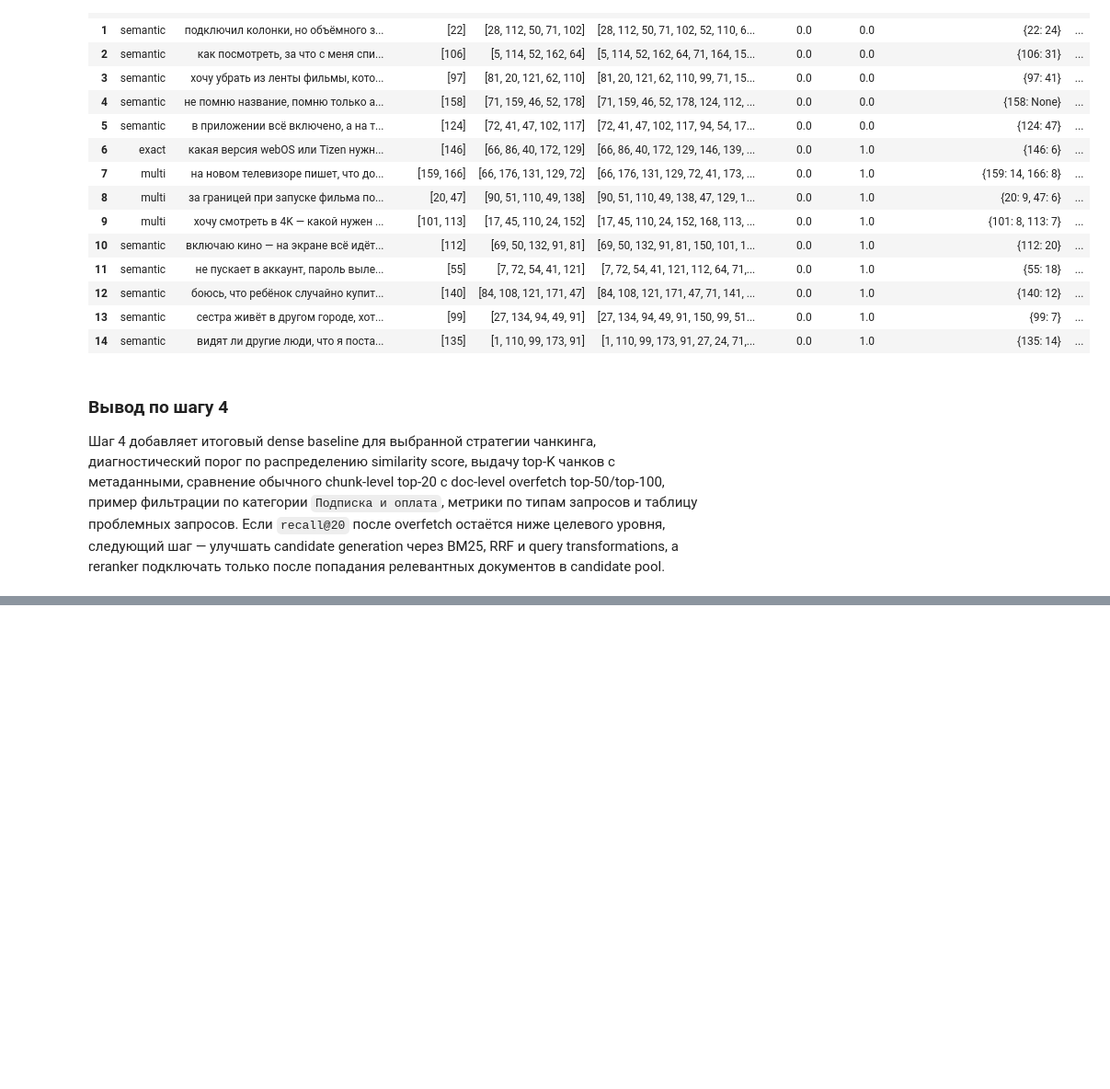
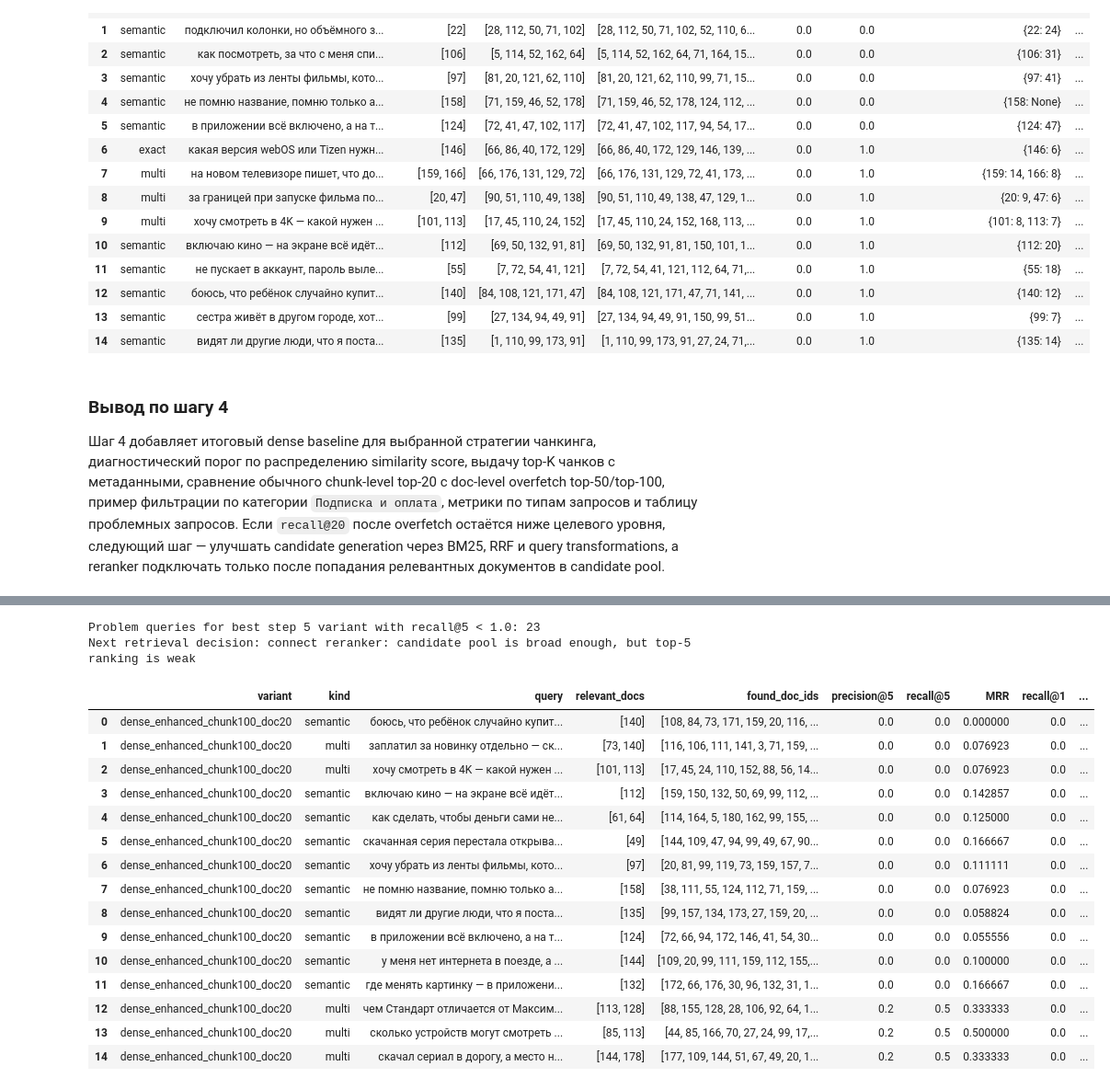
Before and after one commit to IlyaEmelin/ai-agent.rag-system2, a Jupyter notebook: filmoskop_rag.ipynb, the cells around one changed output, grey strips where cells are left out. Shown at 92% size. Drawn from its saved outputs; the diff is of its cells as text; code cells hidden in the pictures; blank space fills up the shorter version.

Commit message:
Implement step 5 retrieval improvements

```diff
--- a/filmoskop_rag.ipynb
+++ b/filmoskop_rag.ipynb
@@ -759,0 +1171,27 @@ problem_queries.head(15)
+# %%
+baseline_best_name = "dense_chunk100_doc20"
+baseline_best_metrics = baseline_summary[baseline_summary["variant"] == baseline_best_name].copy()
+if baseline_best_metrics.empty:
+    baseline_best_metrics = baseline_summary.head(1).copy()
+    baseline_best_name = baseline_best_metrics.iloc[0]["variant"]
+
+best_step5_variant = step5_summary.iloc[0]["variant"]
+best_step5_metrics = step5_summary[step5_summary["variant"] == best_step5_variant].copy()
+
+comparison_before_after = pd.concat([
+    baseline_best_metrics.assign(stage="before_step5"),
+    best_step5_metrics.assign(stage="after_step5"),
+], ignore_index=True)[[
+    "stage", "variant", "precision@5", "recall@5", "MRR", "recall@1", "recall@3", "recall@10", "recall@20"
+]]
+
+metric_cols = ["precision@5", "recall@5", "MRR", "recall@1", "recall@3", "recall@10", "recall@20"]
+improvements = {
+    f"delta_{col}": float(best_step5_metrics.iloc[0][col] - baseline_best_metrics.iloc[0][col])
+    for col in metric_cols
+}
+
+print("Baseline variant:", baseline_best_name)
+print("Best step 5 variant:", best_step5_variant)
+print("Metric deltas:", {k: round(v, 6) for k, v in improvements.items()})
+comparison_before_after
@@ -759,0 +1205,37 @@ problem_queries.head(15)
+# %%
+best_step5_rows = step5_diagnostics[step5_diagnostics["variant"] == best_step5_variant].copy()
+remaining_problem_queries = best_step5_rows[best_step5_rows["recall@5"] < 1.0].sort_values([
+    "recall@5", "recall@20", "kind"
+]).reset_index(drop=True)
+
+best_recall5 = float(best_step5_metrics.iloc[0]["recall@5"])
+best_recall20 = float(best_step5_metrics.iloc[0]["recall@20"])
+if best_recall20 >= 0.90 and best_recall5 < 0.85:
+    next_retrieval_step = "connect reranker: candidate pool is broad enough, but top-5 ranking is weak"
+elif best_recall20 < 0.90:
+    next_retrieval_step = "continue candidate generation: recall@20 is still below 0.90"
+else:
+    next_retrieval_step = "move to answer generation and LLM judge"
+
+print("Problem queries for best step 5 variant with recall@5 < 1.0:", len(remaining_problem_queries))
+print("Next retrieval decision:", next_retrieval_step)
+remaining_problem_queries.head(15)
+# %% [output]
+Problem queries for best step 5 variant with recall@5 < 1.0: 23
+Next retrieval decision: connect reranker: candidate pool is broad enough, but top-5 ranking is weak
+|  | variant | kind | query | relevant_docs | found_doc_ids | precision@5 | recall@5 | MRR | recall@1 | ... |
+| 0 | dense_enhanced_chunk100_doc20 | semantic | боюсь, что ребёнок случайно купит... | [140] | [108, 84, 73, 171, 159, 20, 116, ... | 0.0 | 0.0 | 0.000000 | 0.0 | ... |
+| 1 | dense_enhanced_chunk100_doc20 | multi | заплатил за новинку отдельно — ск... | [73, 140] | [116, 106, 111, 141, 3, 71, 159, ... | 0.0 | 0.0 | 0.076923 | 0.0 | ... |
+| 2 | dense_enhanced_chunk100_doc20 | multi | хочу смотреть в 4K — какой нужен ... | [101, 113] | [17, 45, 24, 110, 152, 88, 56, 14... | 0.0 | 0.0 | 0.076923 | 0.0 | ... |
+| 3 | dense_enhanced_chunk100_doc20 | semantic | включаю кино — на экране всё идёт... | [112] | [159, 150, 132, 50, 69, 99, 112, ... | 0.0 | 0.0 | 0.142857 | 0.0 | ... |
+| 4 | dense_enhanced_chunk100_doc20 | semantic | как сделать, чтобы деньги сами не... | [61, 64] | [114, 164, 5, 180, 162, 99, 155, ... | 0.0 | 0.0 | 0.125000 | 0.0 | ... |
+| 5 | dense_enhanced_chunk100_doc20 | semantic | скачанная серия перестала открыва... | [49] | [144, 109, 47, 94, 99, 49, 67, 90... | 0.0 | 0.0 | 0.166667 | 0.0 | ... |
+| 6 | dense_enhanced_chunk100_doc20 | semantic | хочу убрать из ленты фильмы, кото... | [97] | [20, 81, 99, 119, 73, 159, 157, 7... | 0.0 | 0.0 | 0.111111 | 0.0 | ... |
+| 7 | dense_enhanced_chunk100_doc20 | semantic | не помню название, помню только а... | [158] | [38, 111, 55, 124, 112, 71, 159, ... | 0.0 | 0.0 | 0.076923 | 0.0 | ... |
+| 8 | dense_enhanced_chunk100_doc20 | semantic | видят ли другие люди, что я поста... | [135] | [99, 157, 134, 173, 27, 159, 20, ... | 0.0 | 0.0 | 0.058824 | 0.0 | ... |
+| 9 | dense_enhanced_chunk100_doc20 | semantic | в приложении всё включено, а на т... | [124] | [72, 66, 94, 172, 146, 41, 54, 30... | 0.0 | 0.0 | 0.055556 | 0.0 | ... |
+| 10 | dense_enhanced_chunk100_doc20 | semantic | у меня нет интернета в поезде, а ... | [144] | [109, 20, 99, 111, 159, 112, 155,... | 0.0 | 0.0 | 0.100000 | 0.0 | ... |
+| 11 | dense_enhanced_chunk100_doc20 | semantic | где менять картинку — в приложени... | [132] | [172, 66, 176, 30, 96, 132, 31, 1... | 0.0 | 0.0 | 0.166667 | 0.0 | ... |
+| 12 | dense_enhanced_chunk100_doc20 | multi | чем Стандарт отличается от Максим... | [113, 128] | [88, 155, 128, 28, 106, 92, 64, 1... | 0.2 | 0.5 | 0.333333 | 0.0 | ... |
+| 13 | dense_enhanced_chunk100_doc20 | multi | сколько устройств могут смотреть ... | [85, 113] | [44, 85, 166, 70, 27, 24, 99, 17,... | 0.2 | 0.5 | 0.500000 | 0.0 | ... |
+| 14 | dense_enhanced_chunk100_doc20 | multi | скачал сериал в дорогу, а место н... | [144, 178] | [177, 109, 144, 51, 67, 49, 20, 1... | 0.2 | 0.5 | 0.333333 | 0.0 | ... |
```
Also changed, not shown: parts of 10 cells of this notebook, 1 other file.
